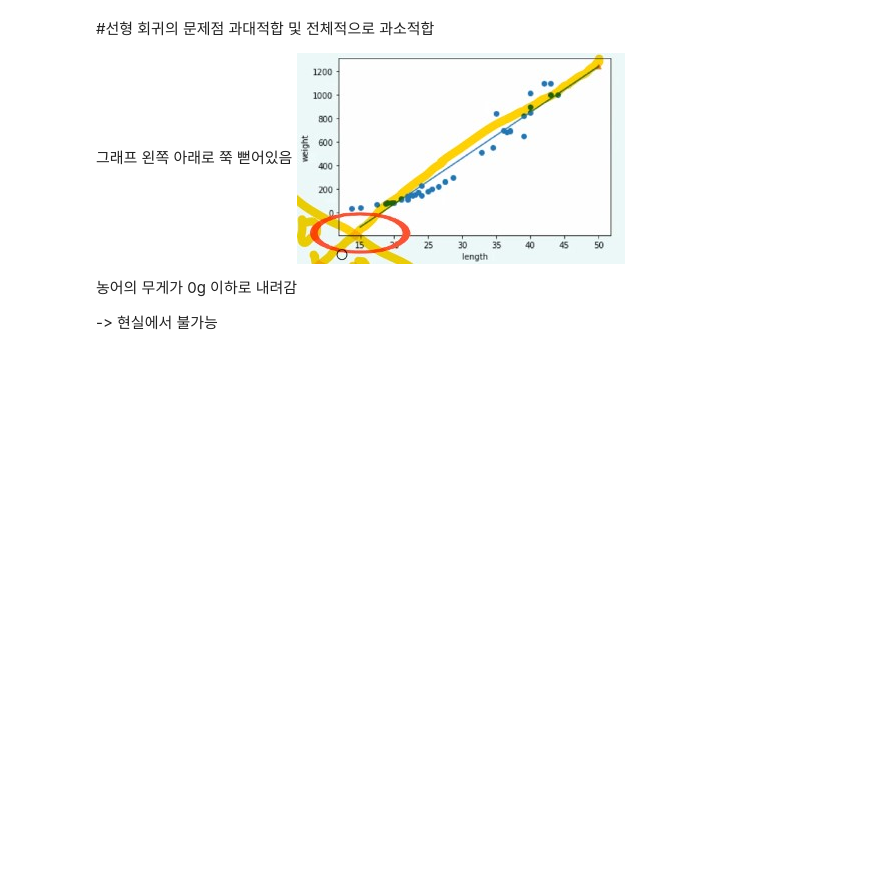
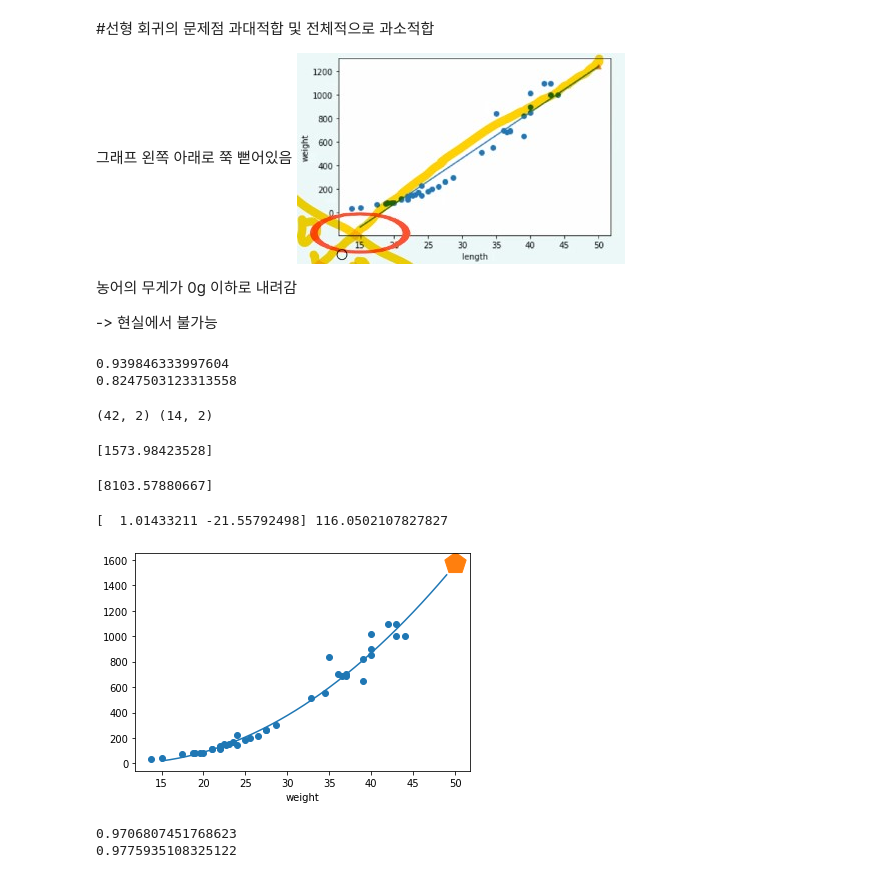
Before and after one commit to wodnjse/machine-learning, a Jupyter notebook: K-Nearest-Neighbor/machine_learning_3_2.ipynb, the cells around one changed output. Saved outputs shown, nothing was run; the diff lists cells and outputs as text; code cells hidden in the pictures; blank space fills up the shorter version.

```diff
--- a/K-Nearest-Neighbor/machine_learning_3_2.ipynb
+++ b/K-Nearest-Neighbor/machine_learning_3_2.ipynb
@@ -135,3 +135,66 @@ plt.show()
 농어의 무게가 0g 이하로 내려감
 
 -> 현실에서 불가능
+# %%
+print(lr.score(train_input, train_target))
+print(lr.score(test_input, test_target))
+# %% [output]
+0.939846333997604
+0.8247503123313558
+# %%
+# 길이를 제곱한 항을 훈련 세트에 추가
+# 넘파이에서 아주 간단히 추가 가능
+# column_stack 함수 사용
+# 열이 2개: 길이 제곱하여 왼쪽 열 추가
+
+train_poly = np.column_stack((train_input ** 2, train_input))
+test_poly = np.column_stack((test_input ** 2, test_input))
+print(train_poly.shape, test_poly.shape)
+# %% [output]
+(42, 2) (14, 2)
+# %%
+lr = LinearRegression()
+lr.fit(train_poly, train_target)
+
+print(lr.predict([[50**2, 50]]))
+# %% [output]
+[1573.98423528]
+# %%
+lr = LinearRegression()
+lr.fit(train_poly, train_target)
+
+print(lr.predict([[100**2, 100]]))
+# %% [output]
+[8103.57880667]
+# %%
+# 무게 = 1.01 * 길이² - 21.6 * 길이 + 116.5
+print(lr.coef_, lr.intercept_)
+# %% [output]
+[  1.01433211 -21.55792498] 116.0502107827827
+# %%
+# 구간별 직선을 그리기 위해 15에서 49까지 정수 배열 생성
+point = np.arange(15, 50)
+
+# 훈련 세트의 산점도를 그림
+plt.scatter(train_input, train_target)
+
+# 15에서 49까지 2차 방정식 그래프를 그림
+plt.plot(point, 1.01*point**2 - 21.6*point + 116.05)
+
+# 50cm 농어 데이터
+plt.scatter([50],[1574],marker='p', s = 500)
+plt.xlabel('length')
+plt.xlabel('weight')
+plt.show()
+# %% [output]
+[figure, added]
+# %%
+# 훈련 세트와 테스트 세트 R²점수 평가 결과
+# 성능이 단순한 선형 회귀보다 휠씬 높아짐(무게 음수 x
+# 여전히 테스트 세트 점수가 조금 더 높음 -> 과소적합
+
+print(lr.score(train_poly, train_target))
+print(lr.score(test_poly, test_target))
+# %% [output]
+0.9706807451768623
+0.9775935108325122
```
